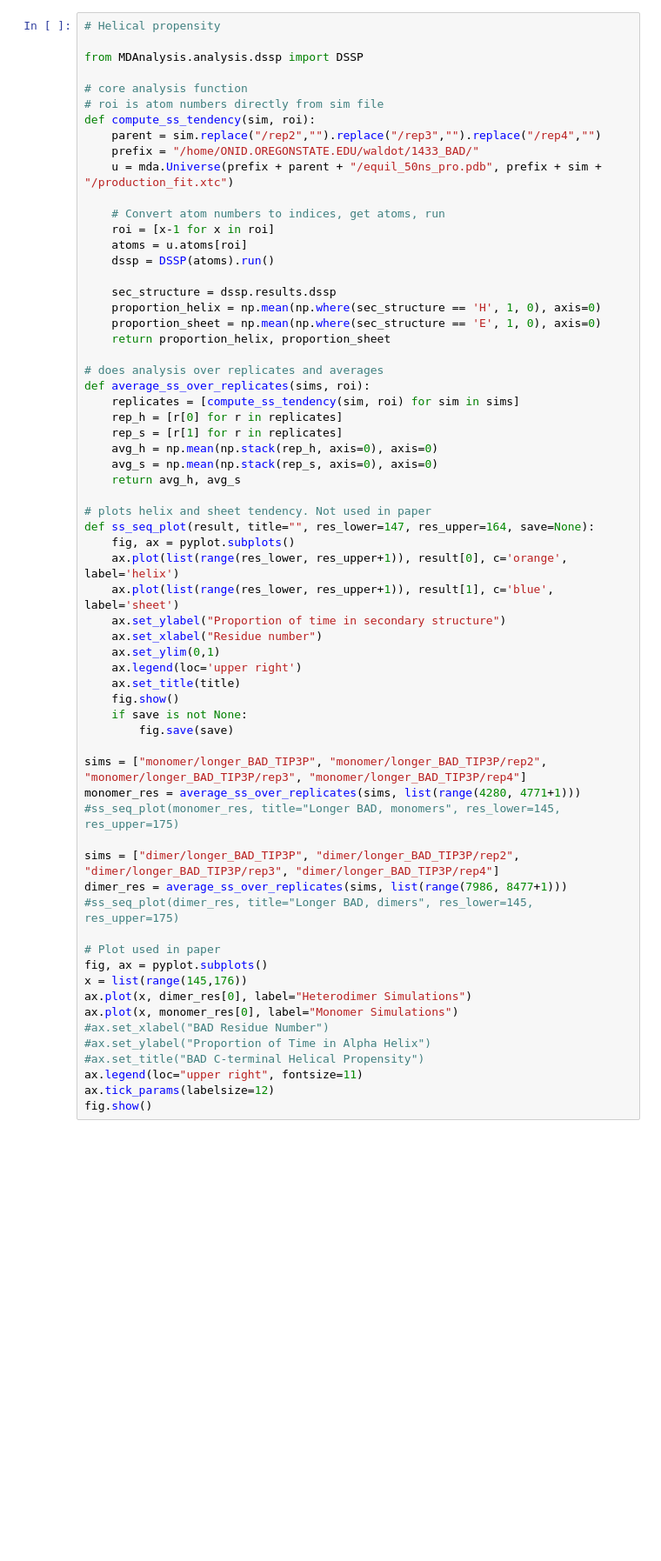
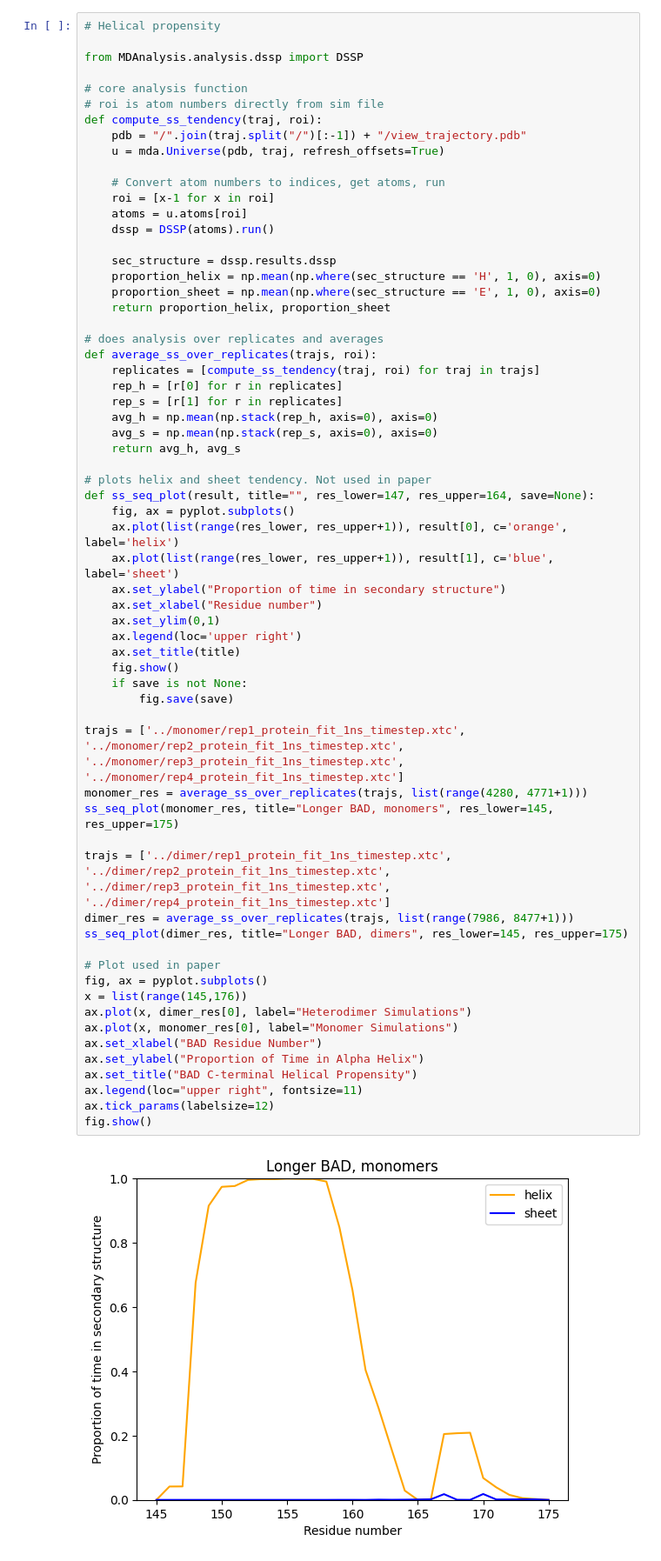
Before and after one commit to TyWaldo/1433_BAD_Simulations, a Jupyter notebook: analysis/analysis.ipynb, the cells around one changed output. Shown at 87% size. Cells and saved outputs as stored; diff of their text form; blank space fills up the shorter version.

```diff
--- a/analysis/analysis.ipynb
+++ b/analysis/analysis.ipynb
@@ -120,10 +149,9 @@ from MDAnalysis.analysis.dssp import DSSP
 
 # core analysis function
 # roi is atom numbers directly from sim file
-def compute_ss_tendency(sim, roi):
-    parent = sim.replace("/rep2","").replace("/rep3","").replace("/rep4","")
-    prefix = "/home/ONID.OREGONSTATE.EDU/waldot/1433_BAD/"
-    u = mda.Universe(prefix + parent + "/equil_50ns_pro.pdb", prefix + sim + "/production_fit.xtc")
+def compute_ss_tendency(traj, roi):
+    pdb = "/".join(traj.split("/")[:-1]) + "/view_trajectory.pdb"
+    u = mda.Universe(pdb, traj, refresh_offsets=True)
 
     # Convert atom numbers to indices, get atoms, run
     roi = [x-1 for x in roi]
@@ -136,44 +164,46 @@ def compute_ss_tendency(sim, roi):
     return proportion_helix, proportion_sheet
 
 # does analysis over replicates and averages
-def average_ss_over_replicates(sims, roi):
-    replicates = [compute_ss_tendency(sim, roi) for sim in sims]
+def average_ss_over_replicates(trajs, roi):
+    replicates = [compute_ss_tendency(traj, roi) for traj in trajs]
     rep_h = [r[0] for r in replicates]
     rep_s = [r[1] for r in replicates]
     avg_h = np.mean(np.stack(rep_h, axis=0), axis=0)
     avg_s = np.mean(np.stack(rep_s, axis=0), axis=0)
     return avg_h, avg_s
 
 # plots helix and sheet tendency. Not used in paper
 def ss_seq_plot(result, title="", res_lower=147, res_upper=164, save=None):
     fig, ax = pyplot.subplots()
     ax.plot(list(range(res_lower, res_upper+1)), result[0], c='orange', label='helix')
     ax.plot(list(range(res_lower, res_upper+1)), result[1], c='blue', label='sheet')
     ax.set_ylabel("Proportion of time in secondary structure")
     ax.set_xlabel("Residue number")
     ax.set_ylim(0,1)
     ax.legend(loc='upper right')
     ax.set_title(title)
     fig.show()
     if save is not None:
         fig.save(save)
 
-sims = ["monomer/longer_BAD_TIP3P", "monomer/longer_BAD_TIP3P/rep2", "monomer/longer_BAD_TIP3P/rep3", "monomer/longer_BAD_TIP3P/rep4"]
-monomer_res = average_ss_over_replicates(sims, list(range(4280, 4771+1)))
-#ss_seq_plot(monomer_res, title="Longer BAD, monomers", res_lower=145, res_upper=175)
+trajs = ['../monomer/rep1_protein_fit_1ns_timestep.xtc', '../monomer/rep2_protein_fit_1ns_timestep.xtc', '../monomer/rep3_protein_fit_1ns_timestep.xtc', '../monomer/rep4_protein_fit_1ns_timestep.xtc']
+monomer_res = average_ss_over_replicates(trajs, list(range(4280, 4771+1)))
+ss_seq_plot(monomer_res, title="Longer BAD, monomers", res_lower=145, res_upper=175)
 
-sims = ["dimer/longer_BAD_TIP3P", "dimer/longer_BAD_TIP3P/rep2", "dimer/longer_BAD_TIP3P/rep3", "dimer/longer_BAD_TIP3P/rep4"]
-dimer_res = average_ss_over_replicates(sims, list(range(7986, 8477+1)))
-#ss_seq_plot(dimer_res, title="Longer BAD, dimers", res_lower=145, res_upper=175)
+trajs = ['../dimer/rep1_protein_fit_1ns_timestep.xtc', '../dimer/rep2_protein_fit_1ns_timestep.xtc', '../dimer/rep3_protein_fit_1ns_timestep.xtc', '../dimer/rep4_protein_fit_1ns_timestep.xtc']
+dimer_res = average_ss_over_replicates(trajs, list(range(7986, 8477+1)))
+ss_seq_plot(dimer_res, title="Longer BAD, dimers", res_lower=145, res_upper=175)
 
 # Plot used in paper
 fig, ax = pyplot.subplots()
 x = list(range(145,176))
 ax.plot(x, dimer_res[0], label="Heterodimer Simulations")
 ax.plot(x, monomer_res[0], label="Monomer Simulations")
-#ax.set_xlabel("BAD Residue Number")
-#ax.set_ylabel("Proportion of Time in Alpha Helix")
-#ax.set_title("BAD C-terminal Helical Propensity")
+ax.set_xlabel("BAD Residue Number")
+ax.set_ylabel("Proportion of Time in Alpha Helix")
+ax.set_title("BAD C-terminal Helical Propensity")
 ax.legend(loc="upper right", fontsize=11)
 ax.tick_params(labelsize=12)
 fig.show()
+# %% [output]
+[figure, added]
```
Also changed, not shown: parts of 6 cells of this notebook, 1 other file.
